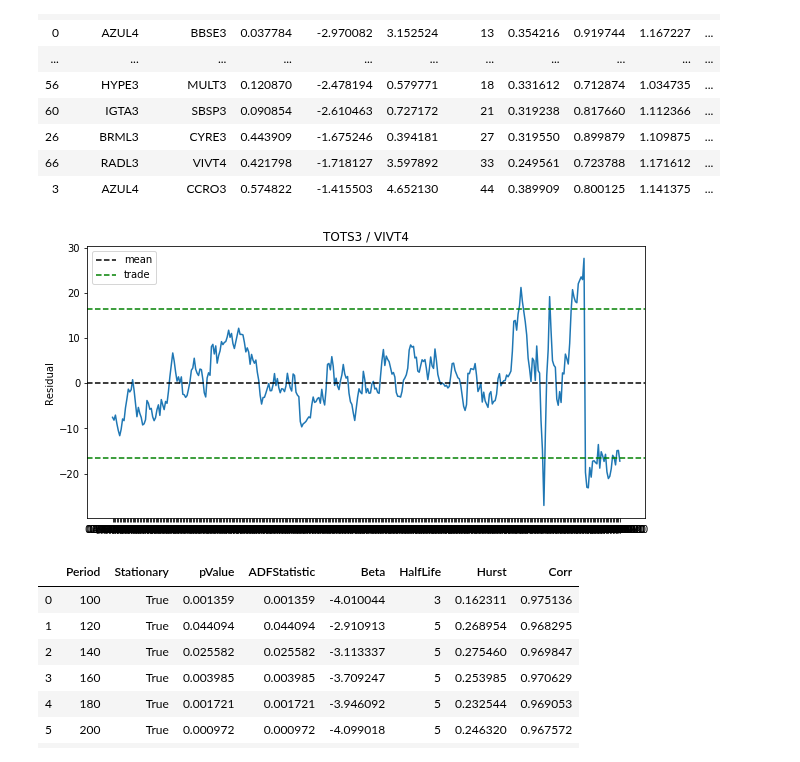
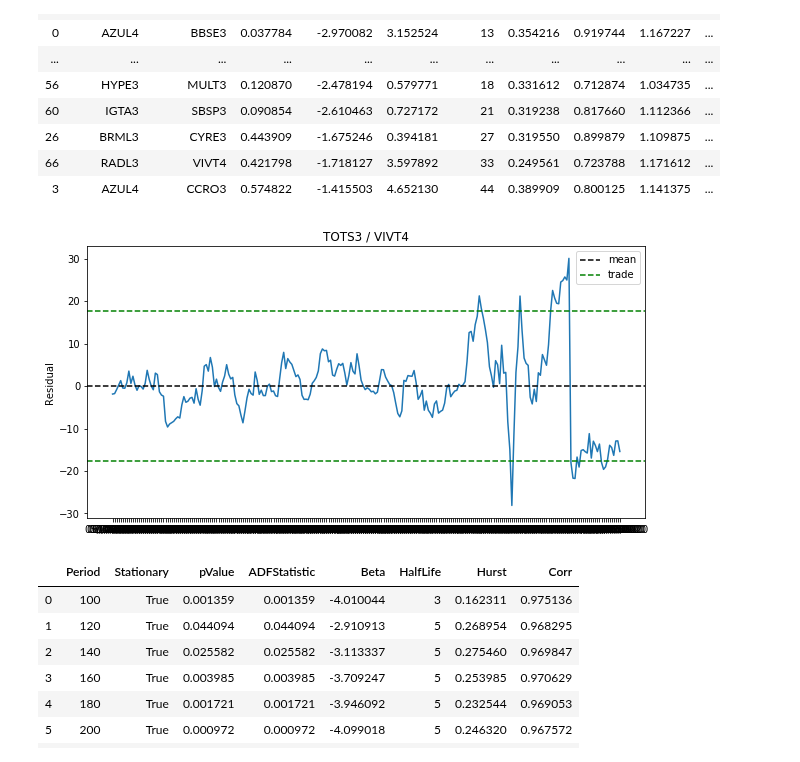
Before and after one commit to andreolvgomes/long-short-by-cointegration, a Jupyter notebook: Cointegration.ipynb, the cells around one changed output. Cells and saved outputs as stored; diff of their text form; code cells hidden in the pictures.

```diff
--- a/Cointegration.ipynb
+++ b/Cointegration.ipynb
@@ -430,9 +430,9 @@ signal.loc[(signal['Period'] > 2)].sort_values(by=['HalfLife'], ascending=True)
 | 66 | RADL3 | VIVT4 | 0.421798 | -1.718127 | 3.597892 | 33 | 0.249561 | 0.723788 | 1.171612 | ... |
 | 3 | AZUL4 | CCRO3 | 0.574822 | -1.415503 | 4.652130 | 44 | 0.389909 | 0.800125 | 1.141375 | ... |
 # %%
-show(data, 'TOTS3', 'VIVT4')
+show(data, 'TOTS3', 'VIVT4', 250)
 # %% [output]
-[figure, old version]
+[figure, new version]
 # %%
 analysis_by_periods(data['AZUL4'], data['BBSE3'])
 # %% [output]
```
